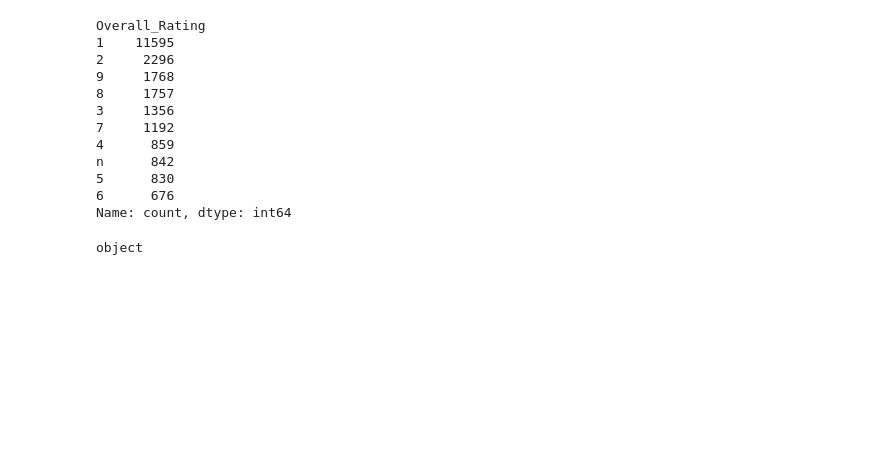
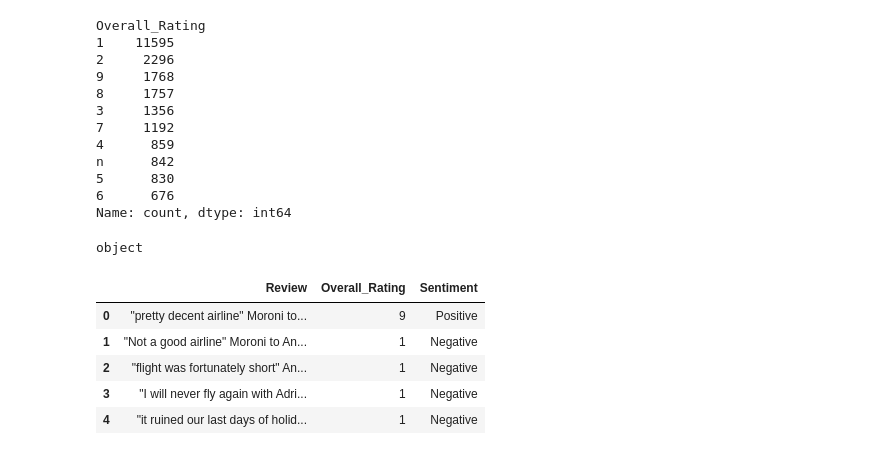
Before and after one commit to andr3w1699/Intelligent_System_for_Pattern_Recognition, a Jupyter notebook: Assignement3.ipynb, the cells around one changed output. Cells and saved outputs as stored; diff of their text form; code cells hidden in the pictures; blank space fills up the shorter version.

```diff
--- a/Assignement3.ipynb
+++ b/Assignement3.ipynb
@@ -57,15 +58,41 @@ from tensorflow.keras.layers import Embedding, LSTM, Dense, Dropout, Bidirection
 # %%
 # 2. Basic cleaning
 df.dropna(subset=['Review', 'Overall_Rating'], inplace=True)
 
 # Remove rows with non-numeric Overall_Rating values
 df = df[pd.to_numeric(df['Overall_Rating'], errors='coerce').notnull()]
 
+# Concatenate Review_Title with Review at the beginning
+df['Review'] = df['Review_Title'] + ' ' + df['Review']
+
 # Now safely convert to int
 df['Overall_Rating'] = df['Overall_Rating'].astype(int)
 
-# Optional: limit to a valid range, e.g., 1 to 5
-df = df[df['Overall_Rating'].between(1, 2)]
+# Optional: limit to a valid range, e.g., 1 to 9
+df = df[df['Overall_Rating'].between(1, 9)]
+
+# Map Overall_Rating to Sentiment
+def rating_to_sentiment(rating):
+    if 1 <= rating <= 3:
+        return 'Negative'
+    elif 4 <= rating <= 6:
+        return 'Neutral'
+    elif 7 <= rating <= 9:
+        return 'Positive'
+    return 'Unknown'  # In case there are any outliers
+
+# Apply the function to create the 'Sentiment' column
+df['Sentiment'] = df['Overall_Rating'].apply(rating_to_sentiment)
+
+# View the result
+df[['Review', 'Overall_Rating', 'Sentiment']].head()
+# %% [output]
+|  | Review | Overall_Rating | Sentiment |
+| 0 | "pretty decent airline" Moroni to... | 9 | Positive |
+| 1 | "Not a good airline" Moroni to An... | 1 | Negative |
+| 2 | "flight was fortunately short" An... | 1 | Negative |
+| 3 | "I will never fly again with Adri... | 1 | Negative |
+| 4 | "it ruined our last days of holid... | 1 | Negative |
 # %%
 # 3. Tokenize and pad
 tokenizer = Tokenizer(num_words=10000, oov_token="<OOV>")
```
Also changed, not shown: parts of 6 cells of this notebook.
